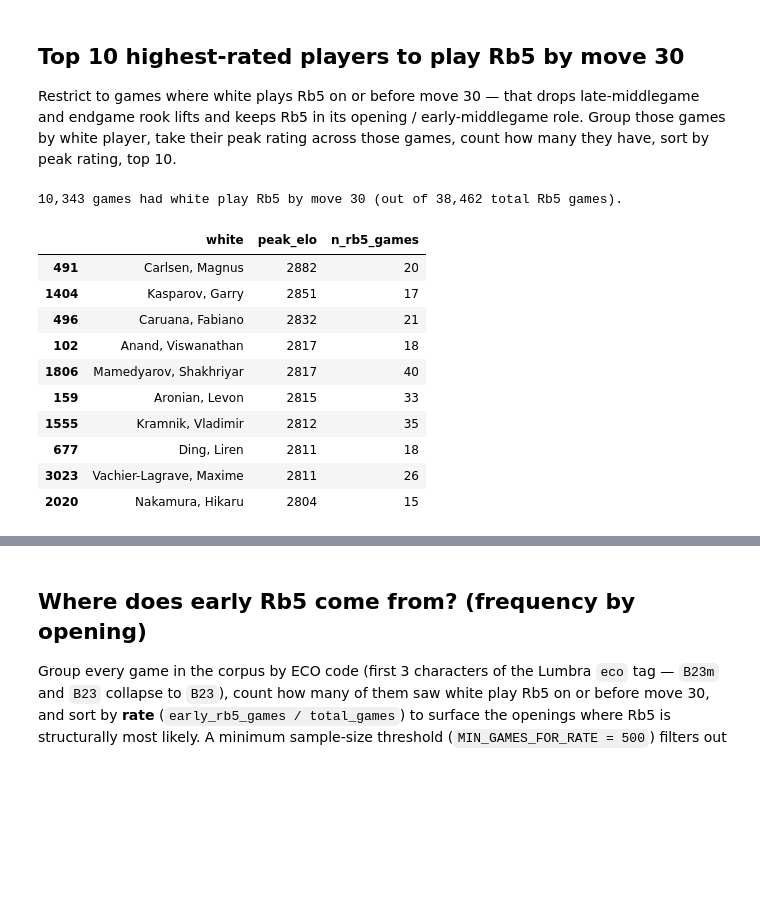
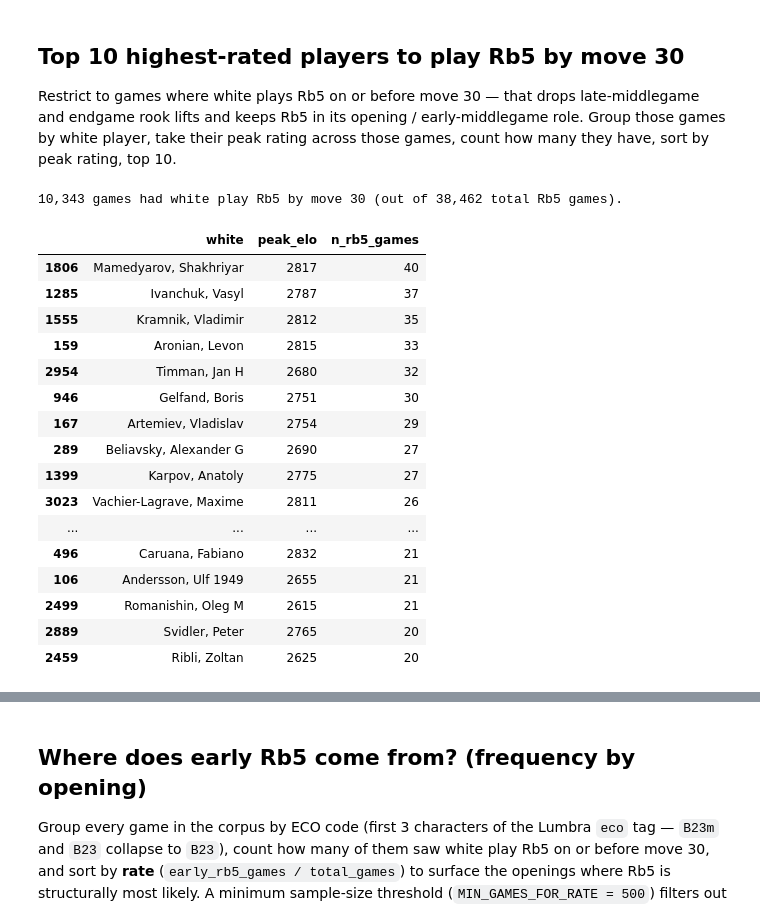
Before and after one commit to pwsiegel/chess-move-stats, a Jupyter notebook: notebooks/rook_b5.ipynb, the cells around one changed output, grey strips where cells are left out. Drawn from its saved outputs; the diff is of its cells as text; code cells hidden in the pictures; blank space fills up the shorter version.

```diff
--- a/notebooks/rook_b5.ipynb
+++ b/notebooks/rook_b5.ipynb
@@ -153,42 +153,48 @@ header_table = pa.concat_tables(
                 "white", "white_elo", "black", "black_elo",
                 "event", "date", "result", "eco", "opening",
             ],
         )
         for s in shards
     ]
 )
 headers_df = header_table.to_pandas().reset_index(drop=True)
 combined = pd.concat([rb5.reset_index(drop=True), headers_df], axis=1)
 
 # Games where white voluntarily plays Rb5 by move 30, with a known white Elo.
 early_rb5 = combined[
     combined["first_rb5_fullmove"].notna()
     & (combined["first_rb5_fullmove"] <= EARLY_RB5_MOVE)
     & combined["white_elo"].notna()
 ]
 print(
     f"{len(early_rb5):,} games had white play Rb5 by move {EARLY_RB5_MOVE} "
     f"(out of {int(rb5['first_rb5_fullmove'].notna().sum()):,} total Rb5 games)."
 )
 
 player_stats = (
     early_rb5.groupby("white")
     .agg(peak_elo=("white_elo", "max"), n_rb5_games=("first_rb5_fullmove", "size"))
     .reset_index()
-    .sort_values("peak_elo", ascending=False)
+    .sort_values("n_rb5_games", ascending=False)
 )
-top10_players = player_stats.head(10)
+top10_players = player_stats.head(20)
 top10_players
 # %% [output]
 10,343 games had white play Rb5 by move 30 (out of 38,462 total Rb5 games).
 |  | white | peak_elo | n_rb5_games |
-| 491 | Carlsen, Magnus | 2882 | 20 |
-| 1404 | Kasparov, Garry | 2851 | 17 |
+| 1806 | Mamedyarov, Shakhriyar | 2817 | 40 |
+| 1285 | Ivanchuk, Vasyl | 2787 | 37 |
+| 1555 | Kramnik, Vladimir | 2812 | 35 |
+| 159 | Aronian, Levon | 2815 | 33 |
+| 2954 | Timman, Jan H | 2680 | 32 |
+| 946 | Gelfand, Boris | 2751 | 30 |
+| 167 | Artemiev, Vladislav | 2754 | 29 |
+| 289 | Beliavsky, Alexander G | 2690 | 27 |
+| 1399 | Karpov, Anatoly | 2775 | 27 |
+| 3023 | Vachier-Lagrave, Maxime | 2811 | 26 |
+| ... | ... | ... | ... |
 | 496 | Caruana, Fabiano | 2832 | 21 |
-| 102 | Anand, Viswanathan | 2817 | 18 |
-| 1806 | Mamedyarov, Shakhriyar | 2817 | 40 |
-| 159 | Aronian, Levon | 2815 | 33 |
-| 1555 | Kramnik, Vladimir | 2812 | 35 |
-| 677 | Ding, Liren | 2811 | 18 |
-| 3023 | Vachier-Lagrave, Maxime | 2811 | 26 |
-| 2020 | Nakamura, Hikaru | 2804 | 15 |
+| 106 | Andersson, Ulf 1949 | 2655 | 21 |
+| 2499 | Romanishin, Oleg M | 2615 | 21 |
+| 2889 | Svidler, Peter | 2765 | 20 |
+| 2459 | Ribli, Zoltan | 2625 | 20 |
```
Also changed, not shown: parts of 4 cells of this notebook.
